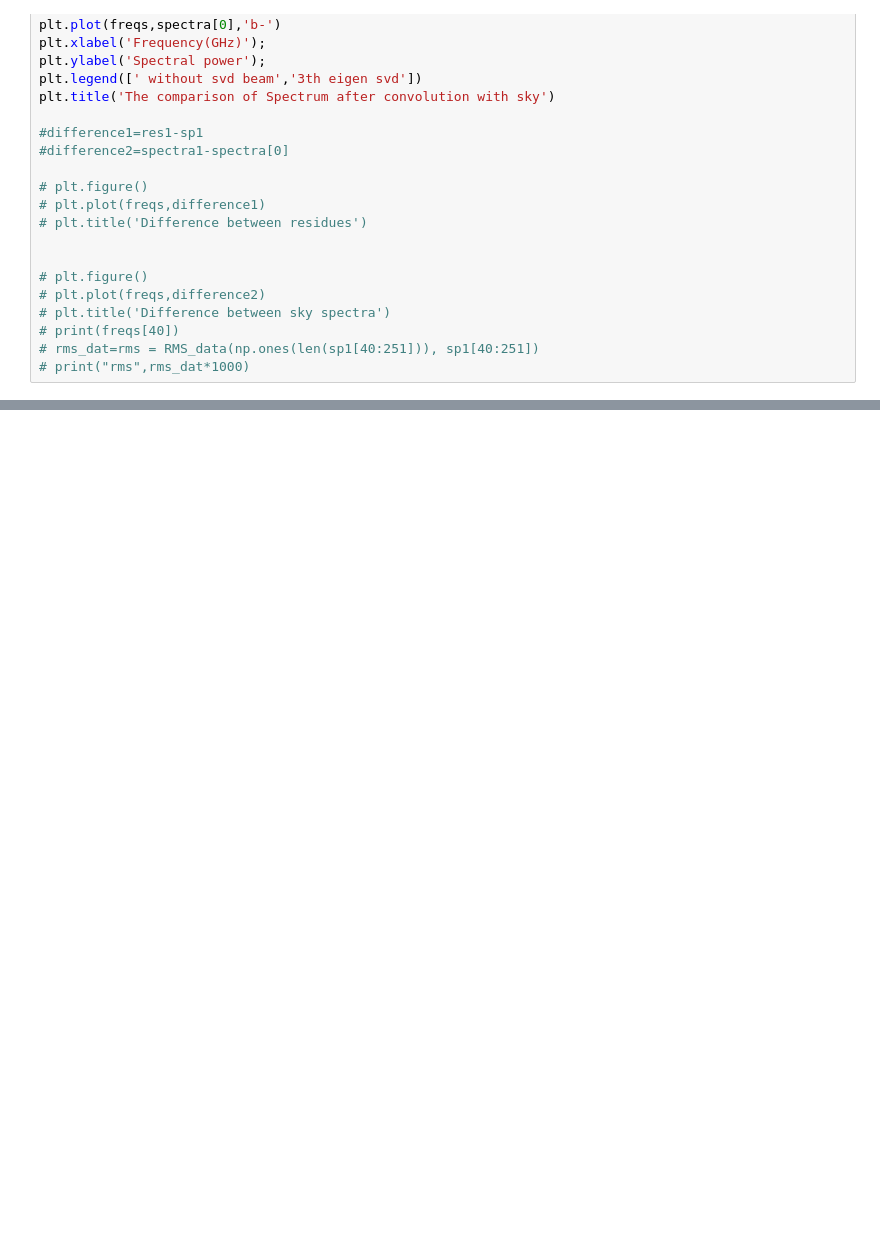
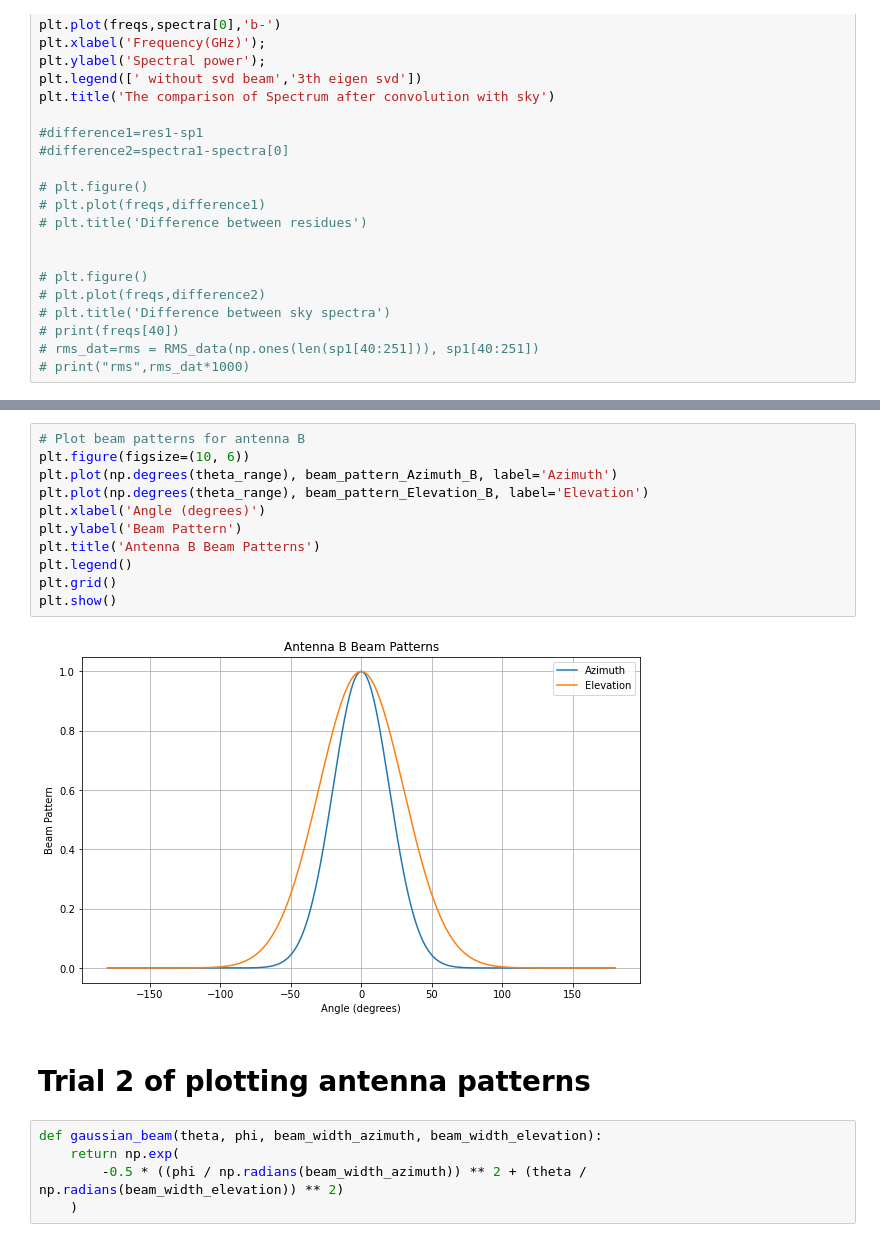
Before and after one commit to mayurisrao/APSERa, a Jupyter notebook: Apsera_Dual_Polarization_Modification.ipynb, the cells around one changed output, grey strips where cells are left out. Cells and saved outputs as stored; diff of their text form; blank space fills up the shorter version.

```diff
--- a/Apsera_Dual_Polarization_Modification.ipynb
+++ b/Apsera_Dual_Polarization_Modification.ipynb
@@ -1061,0 +1128,20 @@ plt.title('The comparison of Spectrum after convolution with sky')
+# %%
+# Plot beam patterns for antenna B
+plt.figure(figsize=(10, 6))
+plt.plot(np.degrees(theta_range), beam_pattern_Azimuth_B, label='Azimuth')
+plt.plot(np.degrees(theta_range), beam_pattern_Elevation_B, label='Elevation')
+plt.xlabel('Angle (degrees)')
+plt.ylabel('Beam Pattern')
+plt.title('Antenna B Beam Patterns')
+plt.legend()
+plt.grid()
+plt.show()
+# %% [output]
+[figure, added]
+# %% [markdown]
+# Trial 2 of plotting antenna patterns
+# %%
+def gaussian_beam(theta, phi, beam_width_azimuth, beam_width_elevation):
+    return np.exp(
+        -0.5 * ((phi / np.radians(beam_width_azimuth)) ** 2 + (theta / np.radians(beam_width_elevation)) ** 2)
+    )
```
Also changed, not shown: parts of 35 cells of this notebook, 1 other file.
